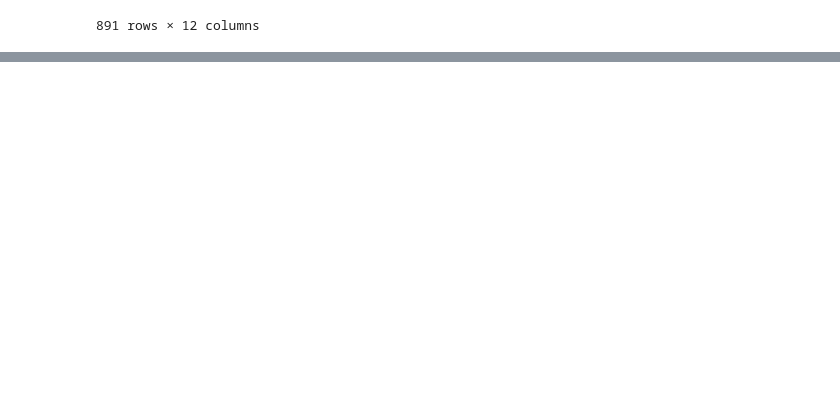
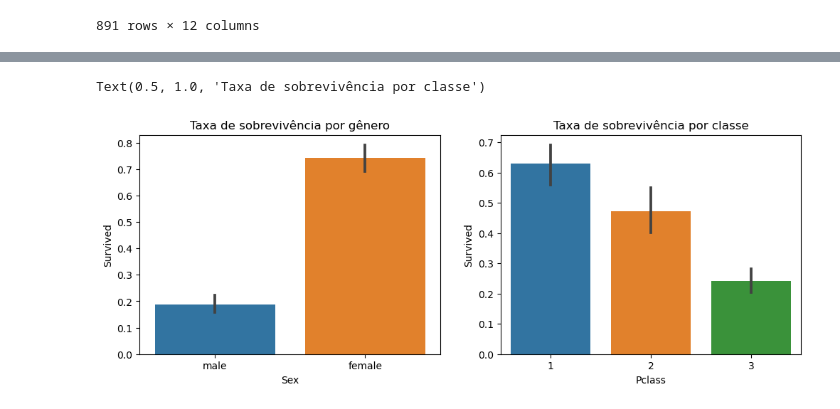
Before and after one commit to tavaresgani/titanic, a Jupyter notebook: projetoTitanic.ipynb, the cells around one changed output, grey strips where cells are left out. Saved outputs shown, nothing was run; the diff lists cells and outputs as text; code cells hidden in the pictures; blank space fills up the shorter version.

```diff
--- a/projetoTitanic.ipynb
+++ b/projetoTitanic.ipynb
@@ -57,0 +42,14 @@ titanic_filtered
+# %%
+#Plotar os gráficos para Survived vs Sex, Pclass
+fig, (axis1, axis2) = plt.subplots(1,2, figsize=(12,4))
+
+
+sns.barplot(x='Sex', y='Survived', data=titanic, ax=axis1)
+sns.barplot(x='Pclass', y='Survived', data=titanic, ax=axis2)
+
+#Adicionando titulo aos eixos
+axis1.set_title('Taxa de sobrevivência por gênero')
+axis2.set_title('Taxa de sobrevivência por classe')
+# %% [output]
+Text(0.5, 1.0, 'Taxa de sobrevivência por classe')
+[figure, added]
```
Also changed, not shown: parts of 7 cells of this notebook.
